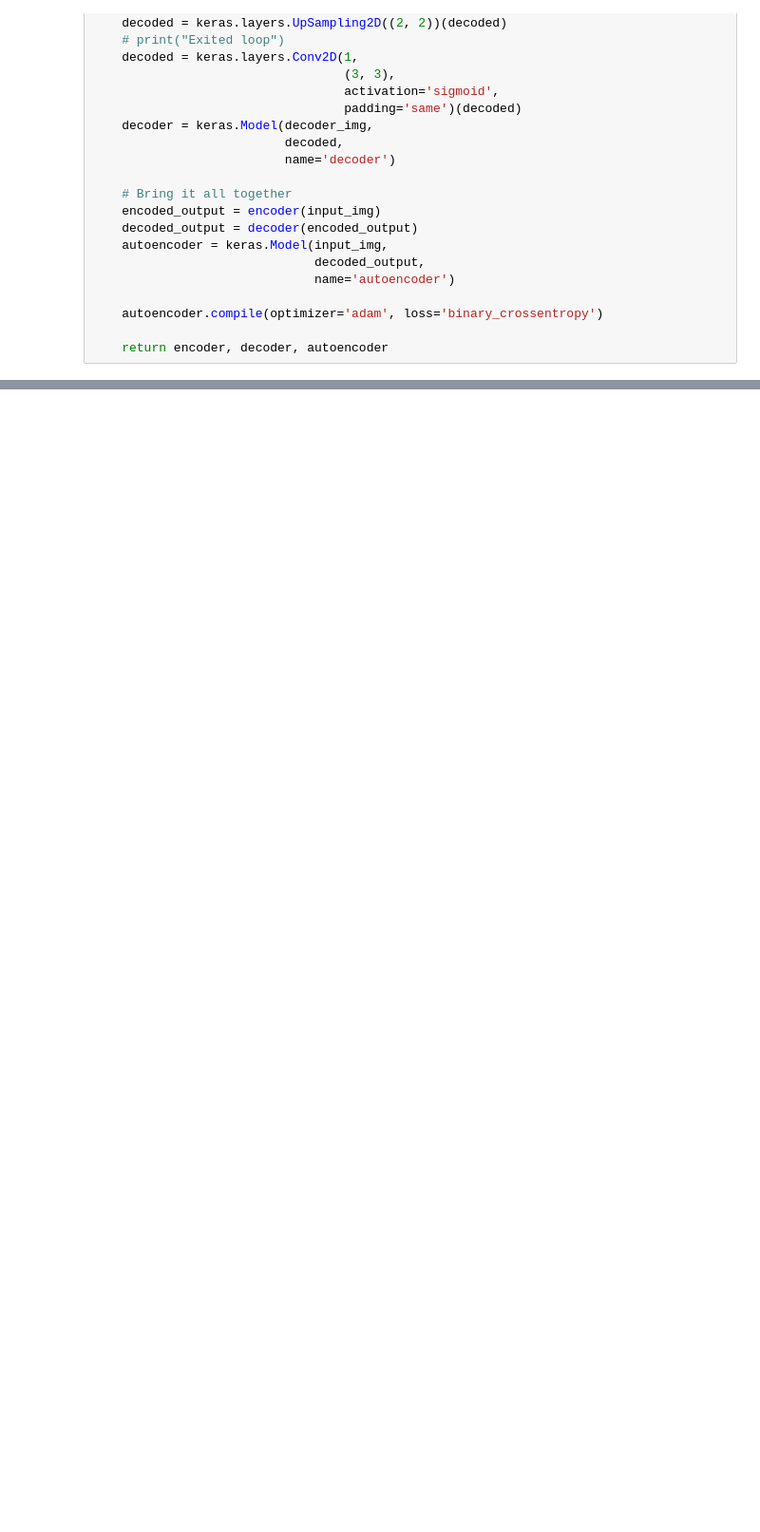
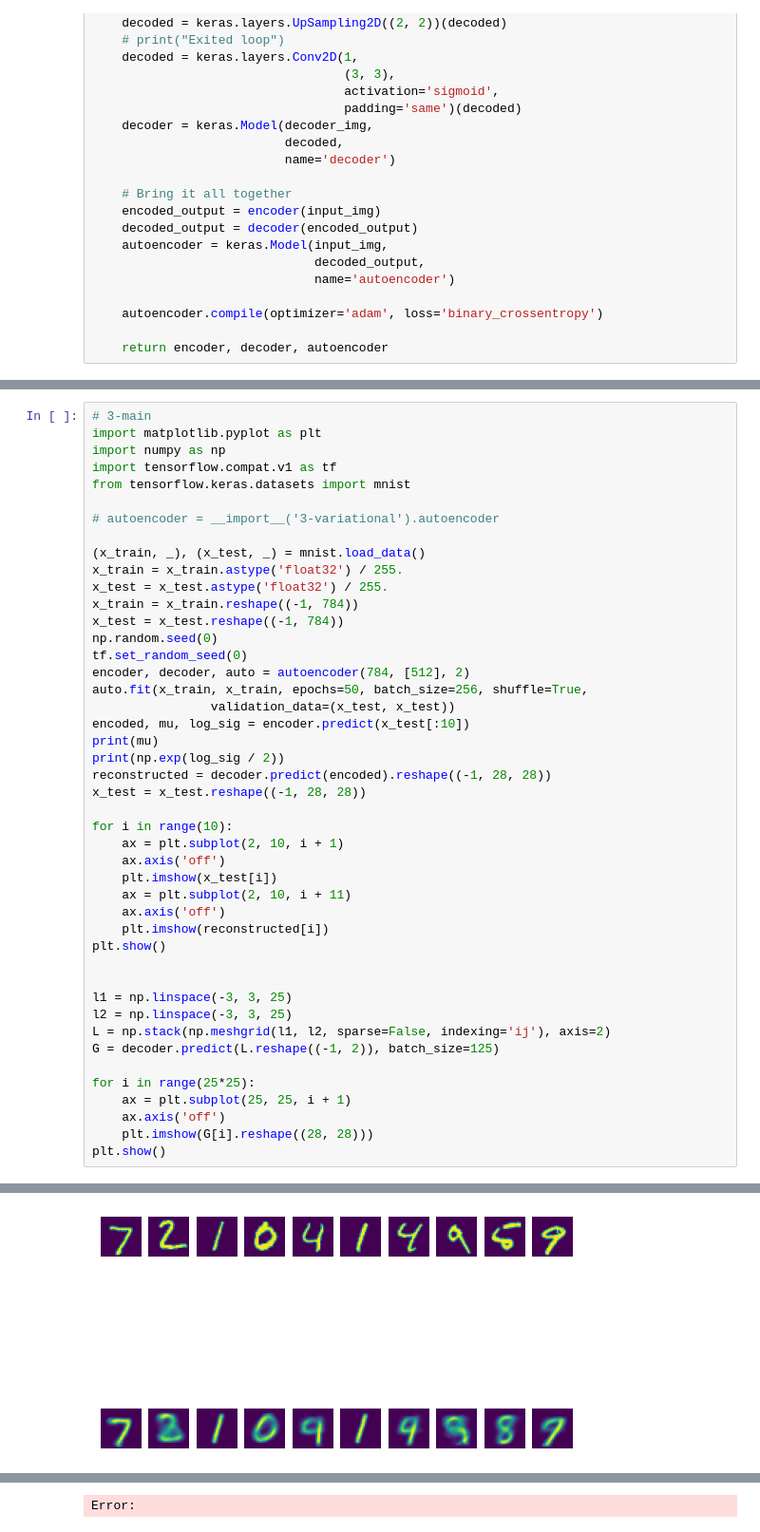
Before and after one commit to bsbanotto/holbertonschool-machine_learning, a Jupyter notebook: unsupervised_learning/autoencoders/autoencoders.ipynb, the cells around one changed output, grey strips where cells are left out. Shown: that part at 95% size. Drawn from its saved outputs; the diff is of its cells as text; blank space fills up the shorter version.

Commit message:
visually I match the output, but my numbers do not look so good. Let us see what the checker thinks

```diff
--- a/unsupervised_learning/autoencoders/autoencoders.ipynb
+++ b/unsupervised_learning/autoencoders/autoencoders.ipynb
@@ -360,0 +361,46 @@ WARNING:tensorflow:6 out of the last 6 calls to <function Model.make_predict_fun
+# %%
+# 3-main
+import matplotlib.pyplot as plt
+import numpy as np
+import tensorflow.compat.v1 as tf
+from tensorflow.keras.datasets import mnist
+
+# autoencoder = __import__('3-variational').autoencoder
+
+(x_train, _), (x_test, _) = mnist.load_data()
+x_train = x_train.astype('float32') / 255.
+x_test = x_test.astype('float32') / 255.
+x_train = x_train.reshape((-1, 784))
+x_test = x_test.reshape((-1, 784))
+np.random.seed(0)
+tf.set_random_seed(0)
+encoder, decoder, auto = autoencoder(784, [512], 2)
+auto.fit(x_train, x_train, epochs=50, batch_size=256, shuffle=True,
+                validation_data=(x_test, x_test))
+encoded, mu, log_sig = encoder.predict(x_test[:10])
+print(mu)
+print(np.exp(log_sig / 2))
+reconstructed = decoder.predict(encoded).reshape((-1, 28, 28))
+x_test = x_test.reshape((-1, 28, 28))
+
+for i in range(10):
+    ax = plt.subplot(2, 10, i + 1)
+    ax.axis('off')
+    plt.imshow(x_test[i])
+    ax = plt.subplot(2, 10, i + 11)
+    ax.axis('off')
+    plt.imshow(reconstructed[i])
+plt.show()
+
+
+l1 = np.linspace(-3, 3, 25)
+l2 = np.linspace(-3, 3, 25)
+L = np.stack(np.meshgrid(l1, l2, sparse=False, indexing='ij'), axis=2)
+G = decoder.predict(L.reshape((-1, 2)), batch_size=125)
+
+for i in range(25*25):
+    ax = plt.subplot(25, 25, i + 1)
+    ax.axis('off')
+    plt.imshow(G[i].reshape((28, 28)))
+plt.show()
+# %% [output]
@@ -360,0 +424 @@ WARNING:tensorflow:6 out of the last 6 calls to <function Model.make_predict_fun
+[figure, added]
@@ -360,0 +427 @@ WARNING:tensorflow:6 out of the last 6 calls to <function Model.make_predict_fun
+Error:
```
Also changed, not shown: parts of 6 cells of this notebook, 1 other file.
